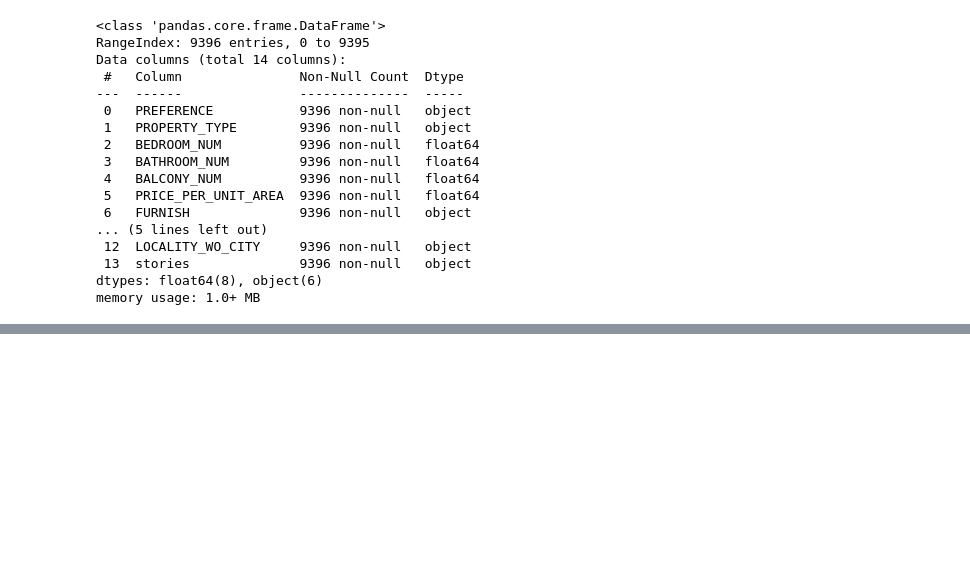
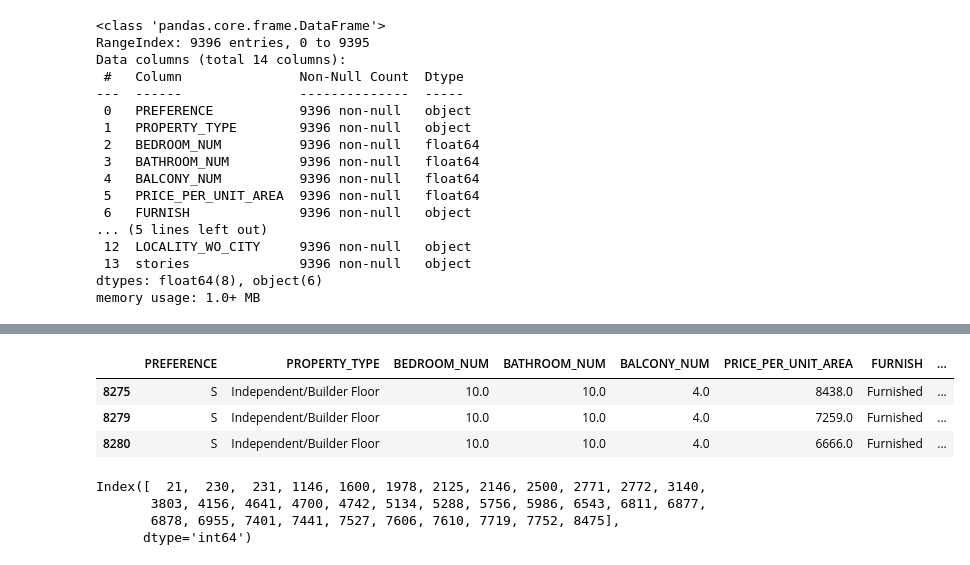
Before and after one commit to Diggi14/project_Property2, a Jupyter notebook: Data_filling.ipynb, the cells around one changed output, grey strips where cells are left out. Saved outputs shown, nothing was run; the diff lists cells and outputs as text; code cells hidden in the pictures; blank space fills up the shorter version.

```diff
--- a/Data_filling.ipynb
+++ b/Data_filling.ipynb
@@ -146,0 +172,7 @@ memory usage: 1.0+ MB
+# %%
+df[df['LOCALITY_WO_CITY'].str.contains('block')]
+# %% [output]
+|  | PREFERENCE | PROPERTY_TYPE | BEDROOM_NUM | BATHROOM_NUM | BALCONY_NUM | PRICE_PER_UNIT_AREA | FURNISH | ... |
+| 8275 | S | Independent/Builder Floor | 10.0 | 10.0 | 4.0 | 8438.0 | Furnished | ... |
+| 8279 | S | Independent/Builder Floor | 10.0 | 10.0 | 4.0 | 7259.0 | Furnished | ... |
+| 8280 | S | Independent/Builder Floor | 10.0 | 10.0 | 4.0 | 6666.0 | Furnished | ... |
@@ -146,0 +181,7 @@ memory usage: 1.0+ MB
+# %%
+df[df['LOCALITY_WO_CITY'].str.startswith('Block')].index
+# %% [output]
+Index([  21,  230,  231, 1146, 1600, 1978, 2125, 2146, 2500, 2771, 2772, 3140,
+       3803, 4156, 4641, 4700, 4742, 5134, 5288, 5756, 5986, 6543, 6811, 6877,
+       6878, 6955, 7401, 7441, 7527, 7606, 7610, 7719, 7752, 8475],
+      dtype='int64')
```
Also changed, not shown: parts of 32 cells of this notebook.
